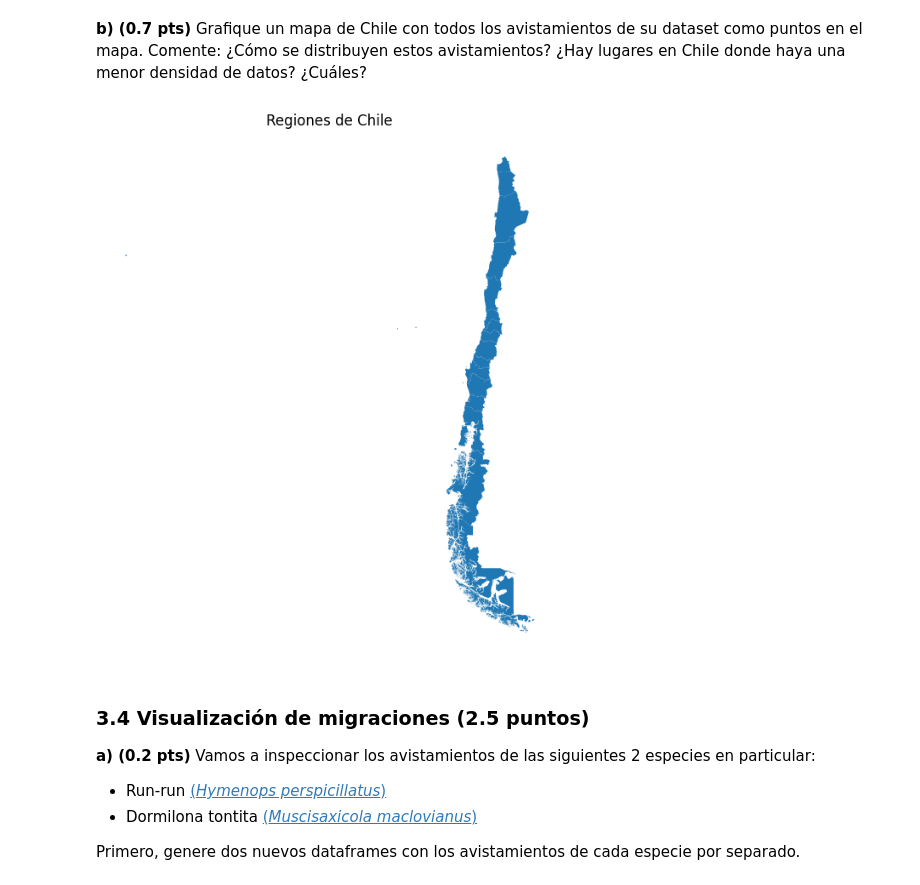
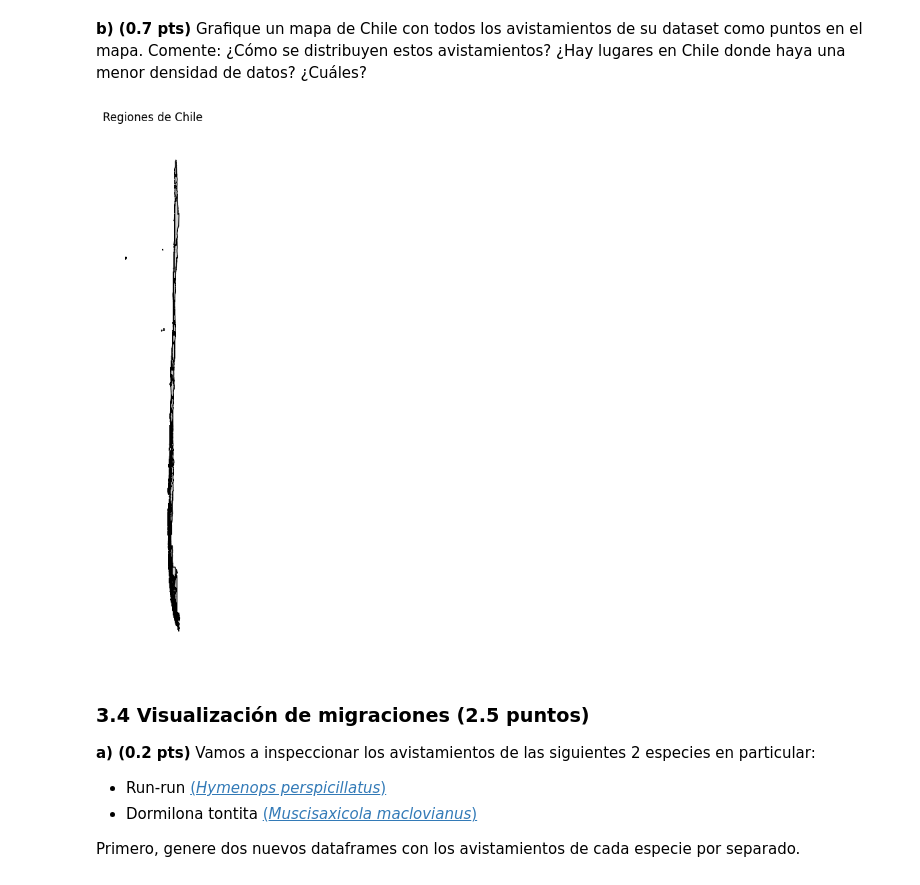
Before and after one commit to GadzuGB1991/IMT2200-Gaspar-Yanez, a Jupyter notebook: Tareas/Tarea 02/IMT2200-25s2 - Tarea 02.ipynb, the cells around one changed output. Drawn from its saved outputs; the diff is of its cells as text; code cells hidden in the pictures.

```diff
--- a/Tareas/Tarea 02/IMT2200-25s2 - Tarea 02.ipynb
+++ b/Tareas/Tarea 02/IMT2200-25s2 - Tarea 02.ipynb
@@ -240,12 +247,12 @@ None
 **b) (0.7 pts)** Grafique un mapa de Chile con todos los avistamientos de su dataset como puntos en el mapa. Comente: ¿Cómo se distribuyen estos avistamientos? ¿Hay lugares en Chile donde haya una menor densidad de datos? ¿Cuáles?
 # %%
 # Respuesta
-gpdf.plot(figsize=(10, 8))
+gpdf.plot(figsize=(15, 10), color='lightgrey', edgecolor='black')
 plt.title('Regiones de Chile')
 plt.axis('off')
 plt.show()
 # %% [output]
-[figure, old version]
+[figure, new version]
 # %% [markdown]
 ### 3.4 Visualización de migraciones (2.5 puntos)
 
```
Also changed, not shown: parts of 9 cells of this notebook.
